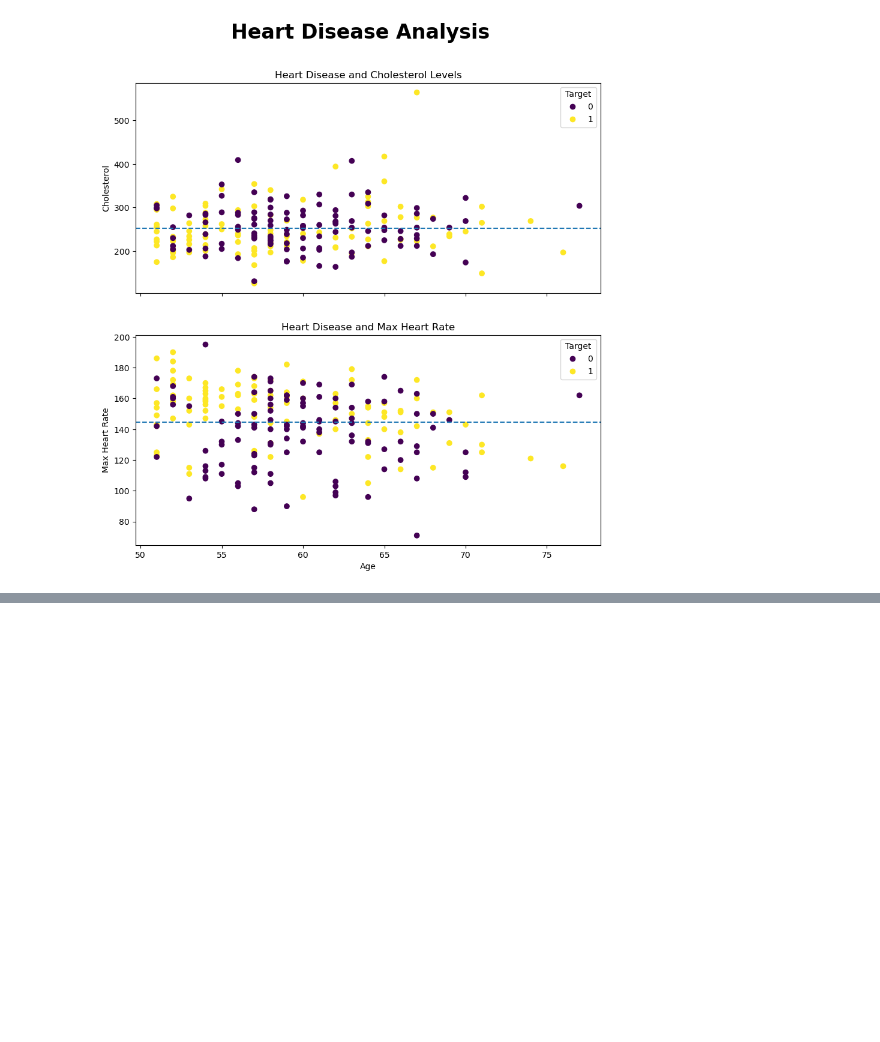
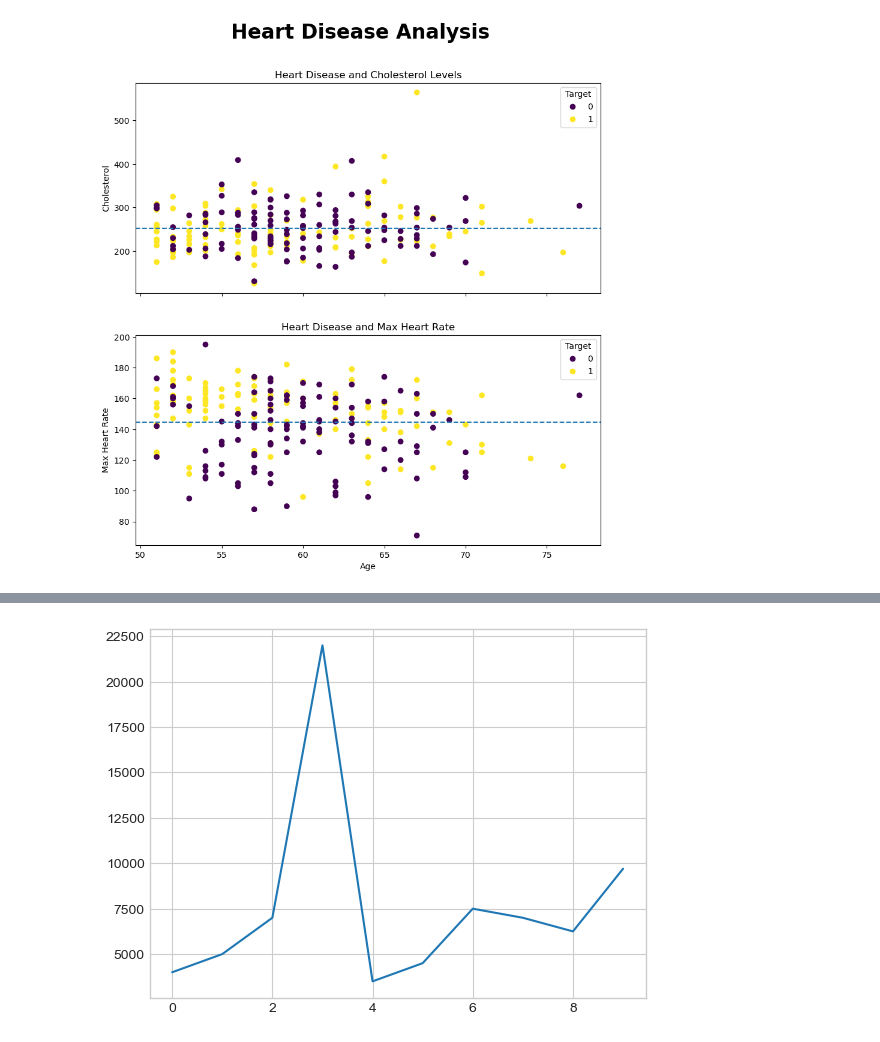
Before and after one commit to judgemongcal/ztm-machine-learning-course, a Jupyter notebook: intro-to-matplotlib.ipynb, the cells around one changed output, grey strips where cells are left out. Drawn from its saved outputs; the diff is of its cells as text; code cells hidden in the pictures; blank space fills up the shorter version.

```diff
--- a/intro-to-matplotlib.ipynb
+++ b/intro-to-matplotlib.ipynb
@@ -500,0 +528,5 @@ fig.suptitle("Heart Disease Analysis", fontsize=24, fontweight="bold");
+# %%
+plt.style.use('seaborn-v0_8-whitegrid')
+car_sales["Price"].plot();
+# %% [output]
+[figure, added]
```
Also changed, not shown: parts of 8 cells of this notebook.
